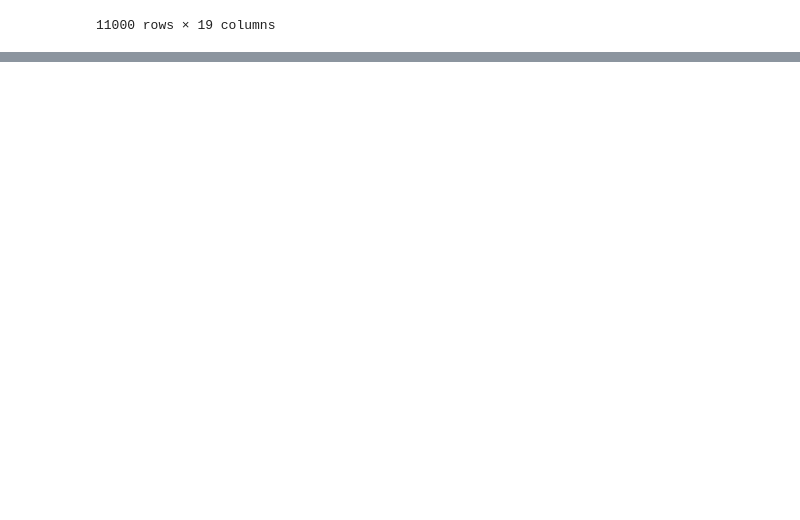
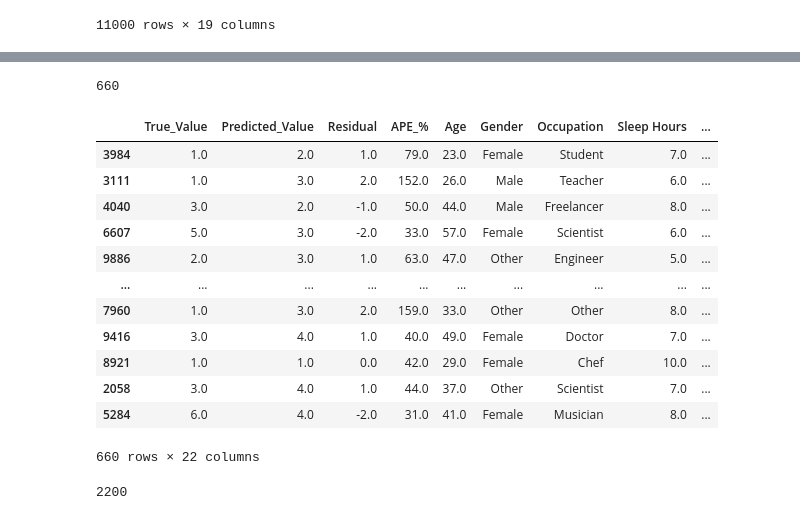
Before and after one commit to MotrukOleg/SocialEnxiety, a Jupyter notebook: model_selection_regression.ipynb, the cells around one changed output, grey strips where cells are left out. Drawn from its saved outputs; the diff is of its cells as text; code cells hidden in the pictures; blank space fills up the shorter version.

```diff
--- a/model_selection_regression.ipynb
+++ b/model_selection_regression.ipynb
@@ -1379,0 +1748,25 @@ perform_regression_error_analysis(X_test, y_test, y_test_pred, dataset_name="Tes
+# %%
+outliers_analysis['Predicted_Value'].round(0)
+len(outliers_analysis)
+# %% [output]
+660
+# %%
+outliers_analysis
+# %% [output]
+|  | True_Value | Predicted_Value | Residual | APE_% | Age | Gender | Occupation | Sleep Hours | ... |
+| 3984 | 1.0 | 2.0 | 1.0 | 79.0 | 23.0 | Female | Student | 7.0 | ... |
+| 3111 | 1.0 | 3.0 | 2.0 | 152.0 | 26.0 | Male | Teacher | 6.0 | ... |
+| 4040 | 3.0 | 2.0 | -1.0 | 50.0 | 44.0 | Male | Freelancer | 8.0 | ... |
+| 6607 | 5.0 | 3.0 | -2.0 | 33.0 | 57.0 | Female | Scientist | 6.0 | ... |
+| 9886 | 2.0 | 3.0 | 1.0 | 63.0 | 47.0 | Other | Engineer | 5.0 | ... |
+| ... | ... | ... | ... | ... | ... | ... | ... | ... | ... |
+| 7960 | 1.0 | 3.0 | 2.0 | 159.0 | 33.0 | Other | Other | 8.0 | ... |
+| 9416 | 3.0 | 4.0 | 1.0 | 40.0 | 49.0 | Female | Doctor | 7.0 | ... |
+| 8921 | 1.0 | 1.0 | 0.0 | 42.0 | 29.0 | Female | Chef | 10.0 | ... |
+| 2058 | 3.0 | 4.0 | 1.0 | 44.0 | 37.0 | Other | Scientist | 7.0 | ... |
+| 5284 | 6.0 | 4.0 | -2.0 | 31.0 | 41.0 | Female | Musician | 8.0 | ... |
+660 rows × 22 columns
+# %%
+len(X_test)
+# %% [output]
+2200
```
Also changed, not shown: parts of 24 cells of this notebook, 15 other files.
